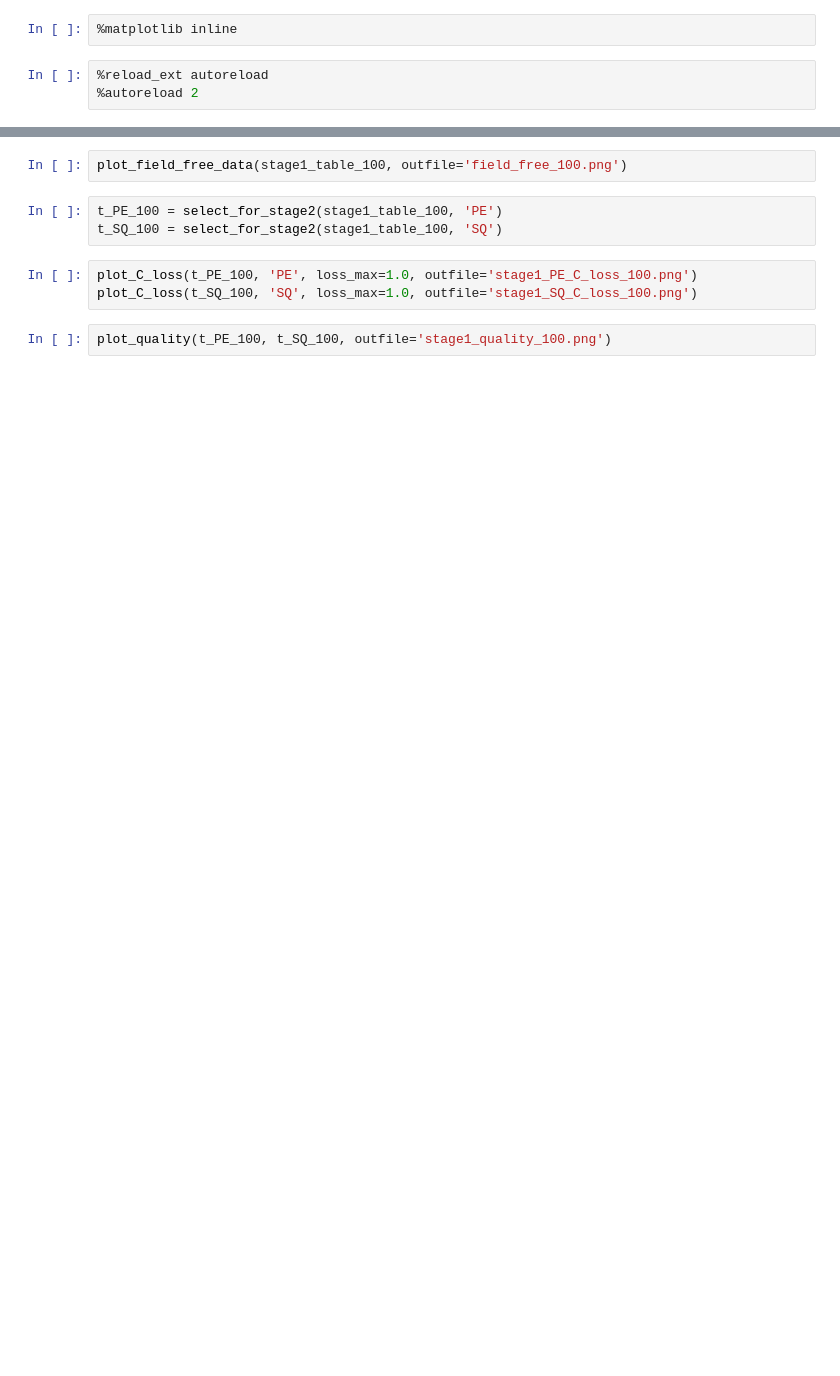
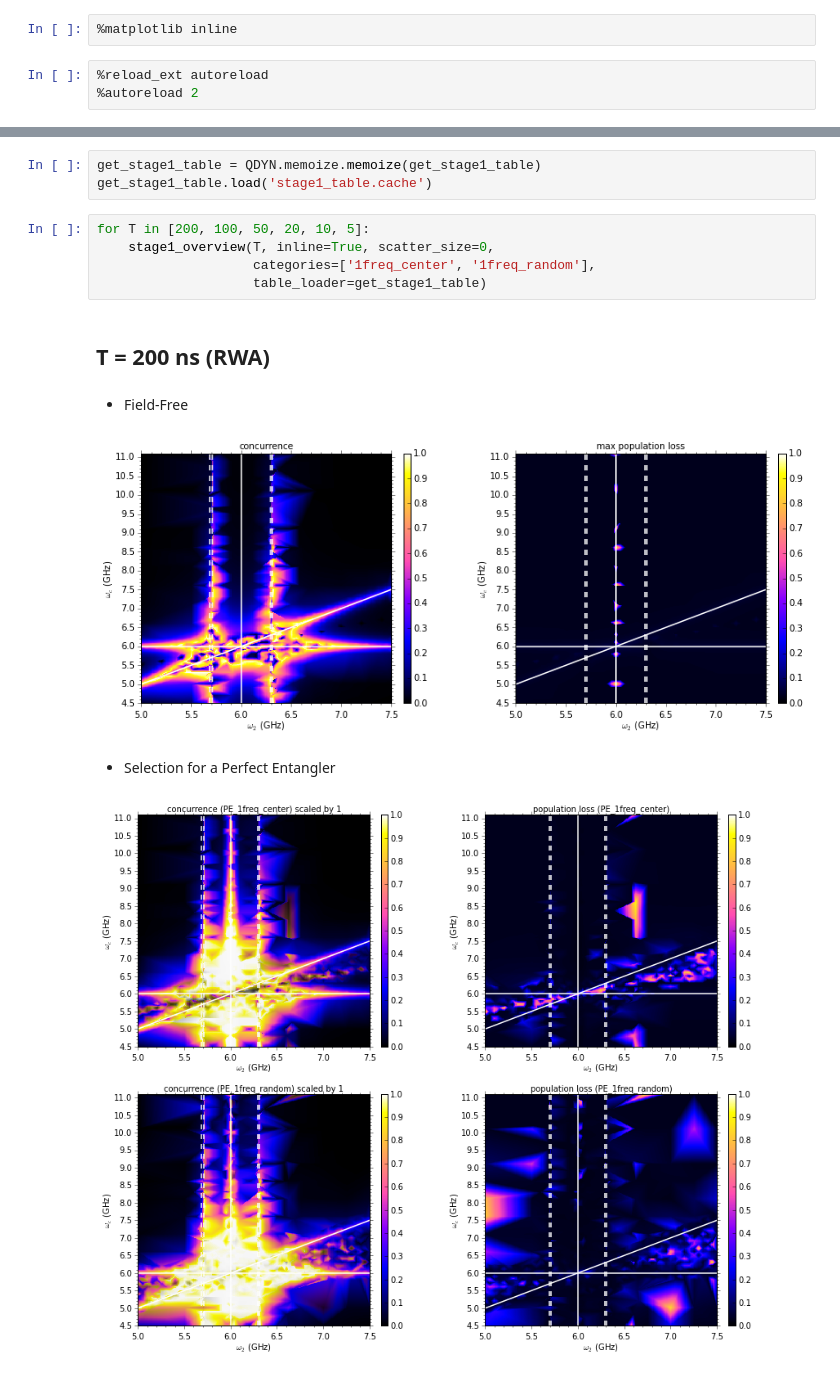
Before and after one commit to goerz-research/tmlandscape_data, a Jupyter notebook: Stage1Analysis.ipynb, the cells around one changed output, grey strips where cells are left out. Saved outputs shown, nothing was run; the diff lists cells and outputs as text; blank space fills up the shorter version.

```diff
--- a/Stage1Analysis.ipynb
+++ b/Stage1Analysis.ipynb
@@ -62,10 +17,14 @@ with open('stage1_table_100_RWA.dat', 'w') as out_fh:
-# %%
-plot_field_free_data(stage1_table_100, outfile='field_free_100.png')
-# %%
-t_PE_100 = select_for_stage2(stage1_table_100, 'PE')
-t_SQ_100 = select_for_stage2(stage1_table_100, 'SQ')
-# %%
-plot_C_loss(t_PE_100, 'PE', loss_max=1.0, outfile='stage1_PE_C_loss_100.png')
-plot_C_loss(t_SQ_100, 'SQ', loss_max=1.0, outfile='stage1_SQ_C_loss_100.png')
-# %%
-plot_quality(t_PE_100, t_SQ_100, outfile='stage1_quality_100.png')
+# %%
+get_stage1_table = QDYN.memoize.memoize(get_stage1_table)
+get_stage1_table.load('stage1_table.cache')
+# %%
+for T in [200, 100, 50, 20, 10, 5]:
+    stage1_overview(T, inline=True, scatter_size=0,
+                    categories=['1freq_center', '1freq_random'],
+                    table_loader=get_stage1_table)
+# %% [output]
+## T = 200 ns (RWA) ##
+* Field-Free
+[figure, added]
+* Selection for a Perfect Entangler
+[figure, added]
```
Also changed, not shown: parts of 13 cells of this notebook, 8 other files.
